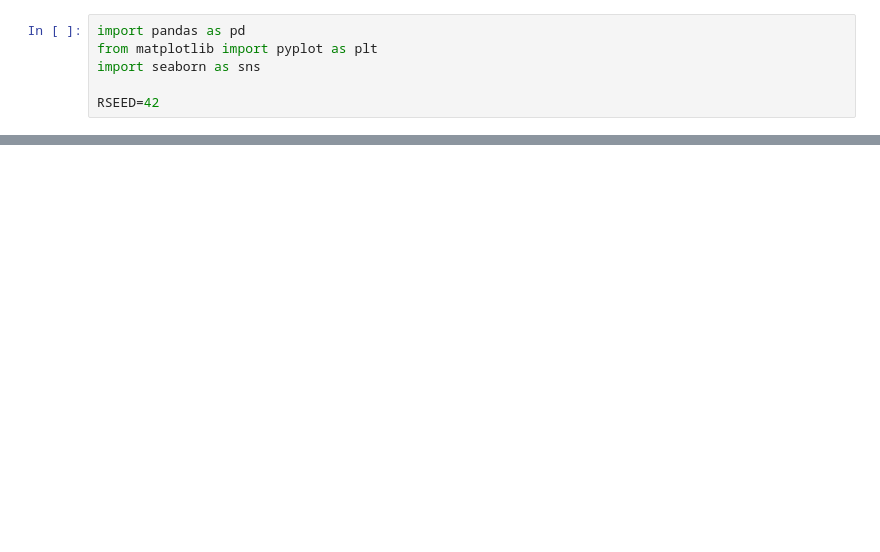
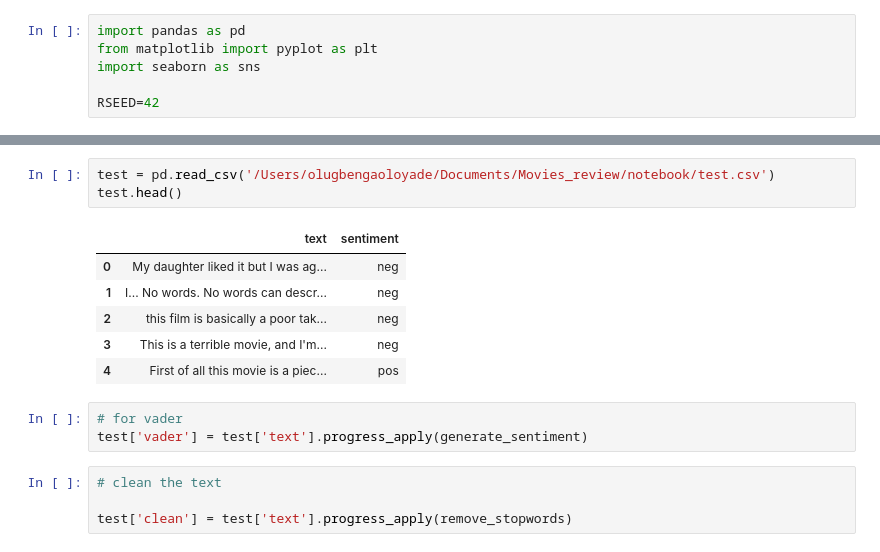
Before and after one commit to olugbengaoloyade/Movies_review, a Jupyter notebook: notebook/movie.ipynb, the cells around one changed output, grey strips where cells are left out. Drawn from its saved outputs; the diff is of its cells as text; blank space fills up the shorter version.

```diff
--- a/notebook/movie.ipynb
+++ b/notebook/movie.ipynb
@@ -24,0 +380,17 @@ FileNotFoundError: [Errno 2] No such file or directory: 'notebook/train.csv'
+# %%
+test = pd.read_csv('/Users/olugbengaoloyade/Documents/Movies_review/notebook/test.csv')
+test.head()
+# %% [output]
+|  | text | sentiment |
+| 0 | My daughter liked it but I was ag... | neg |
+| 1 | I... No words. No words can descr... | neg |
+| 2 | this film is basically a poor tak... | neg |
+| 3 | This is a terrible movie, and I'm... | neg |
+| 4 | First of all this movie is a piec... | pos |
+# %%
+# for vader
+test['vader'] = test['text'].progress_apply(generate_sentiment)
+# %%
+# clean the text
+
+test['clean'] = test['text'].progress_apply(remove_stopwords)
```
Also changed, not shown: parts of 61 cells of this notebook.
